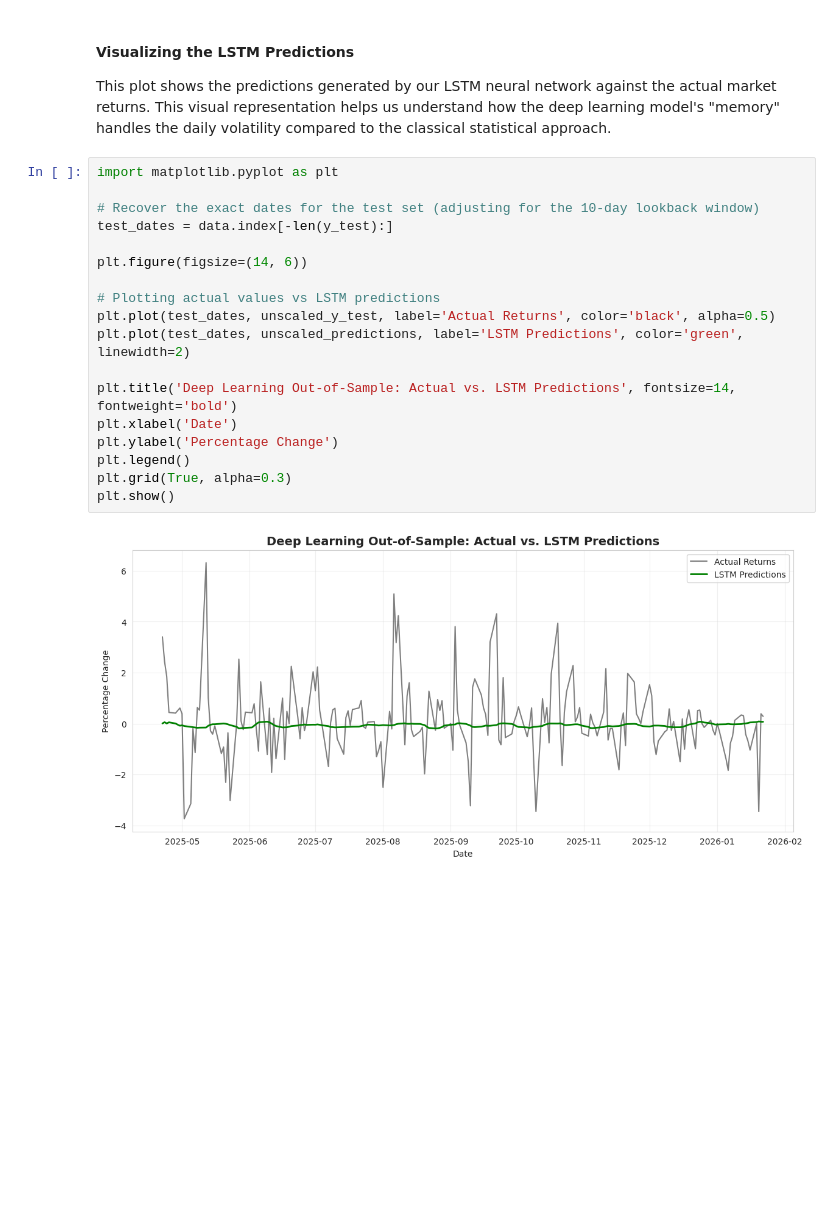
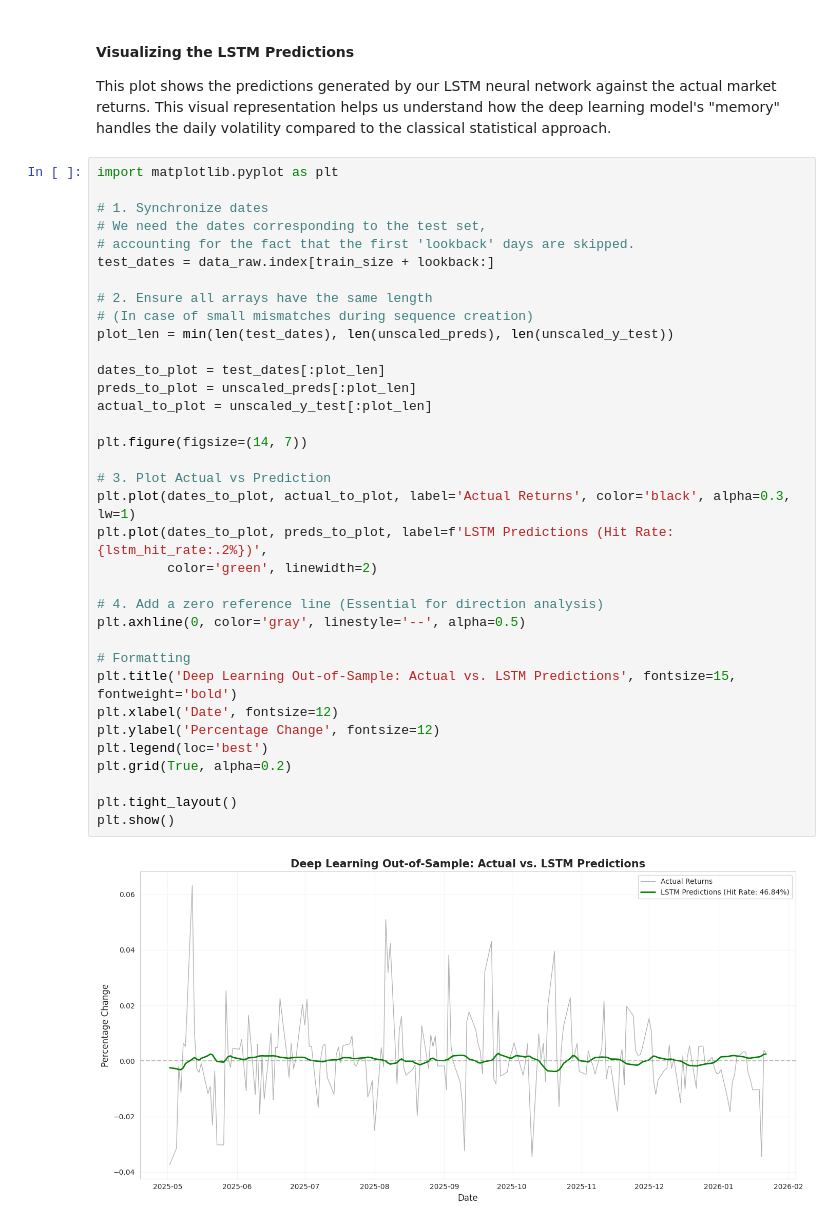
Before and after one commit to Gonzatorra/Advanced-ML-Project, a Jupyter notebook: Deliverable2/main.ipynb, the cells around one changed output. Cells and saved outputs as stored; diff of their text form; blank space fills up the shorter version.

```diff
--- a/Deliverable2/main.ipynb
+++ b/Deliverable2/main.ipynb
@@ -992,20 +1099,37 @@ This plot shows the predictions generated by our LSTM neural network against the
 # %%
 import matplotlib.pyplot as plt
 
-# Recover the exact dates for the test set (adjusting for the 10-day lookback window)
-test_dates = data.index[-len(y_test):]
+# 1. Synchronize dates
+# We need the dates corresponding to the test set,
+# accounting for the fact that the first 'lookback' days are skipped.
+test_dates = data_raw.index[train_size + lookback:]
 
-plt.figure(figsize=(14, 6))
+# 2. Ensure all arrays have the same length
+# (In case of small mismatches during sequence creation)
+plot_len = min(len(test_dates), len(unscaled_preds), len(unscaled_y_test))
 
-# Plotting actual values vs LSTM predictions
-plt.plot(test_dates, unscaled_y_test, label='Actual Returns', color='black', alpha=0.5)
-plt.plot(test_dates, unscaled_predictions, label='LSTM Predictions', color='green', linewidth=2)
+dates_to_plot = test_dates[:plot_len]
+preds_to_plot = unscaled_preds[:plot_len]
+actual_to_plot = unscaled_y_test[:plot_len]
 
-plt.title('Deep Learning Out-of-Sample: Actual vs. LSTM Predictions', fontsize=14, fontweight='bold')
-plt.xlabel('Date')
-plt.ylabel('Percentage Change')
-plt.legend()
-plt.grid(True, alpha=0.3)
+plt.figure(figsize=(14, 7))
+
+# 3. Plot Actual vs Prediction
+plt.plot(dates_to_plot, actual_to_plot, label='Actual Returns', color='black', alpha=0.3, lw=1)
+plt.plot(dates_to_plot, preds_to_plot, label=f'LSTM Predictions (Hit Rate: {lstm_hit_rate:.2%})',
+         color='green', linewidth=2)
+
+# 4. Add a zero reference line (Essential for direction analysis)
+plt.axhline(0, color='gray', linestyle='--', alpha=0.5)
+
+# Formatting
+plt.title('Deep Learning Out-of-Sample: Actual vs. LSTM Predictions', fontsize=15, fontweight='bold')
+plt.xlabel('Date', fontsize=12)
+plt.ylabel('Percentage Change', fontsize=12)
+plt.legend(loc='best')
+plt.grid(True, alpha=0.2)
+
+plt.tight_layout()
 plt.show()
 # %% [output]
-[figure, old version]
+[figure, new version]
```
Also changed, not shown: parts of 14 cells of this notebook.
